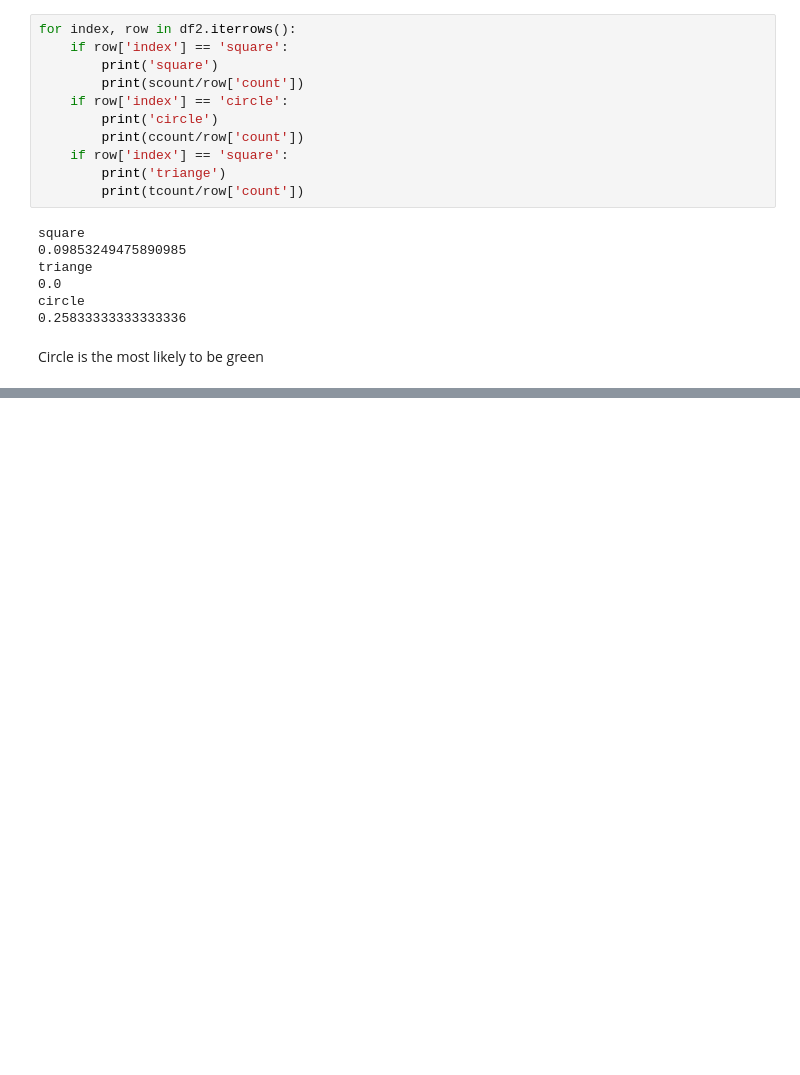
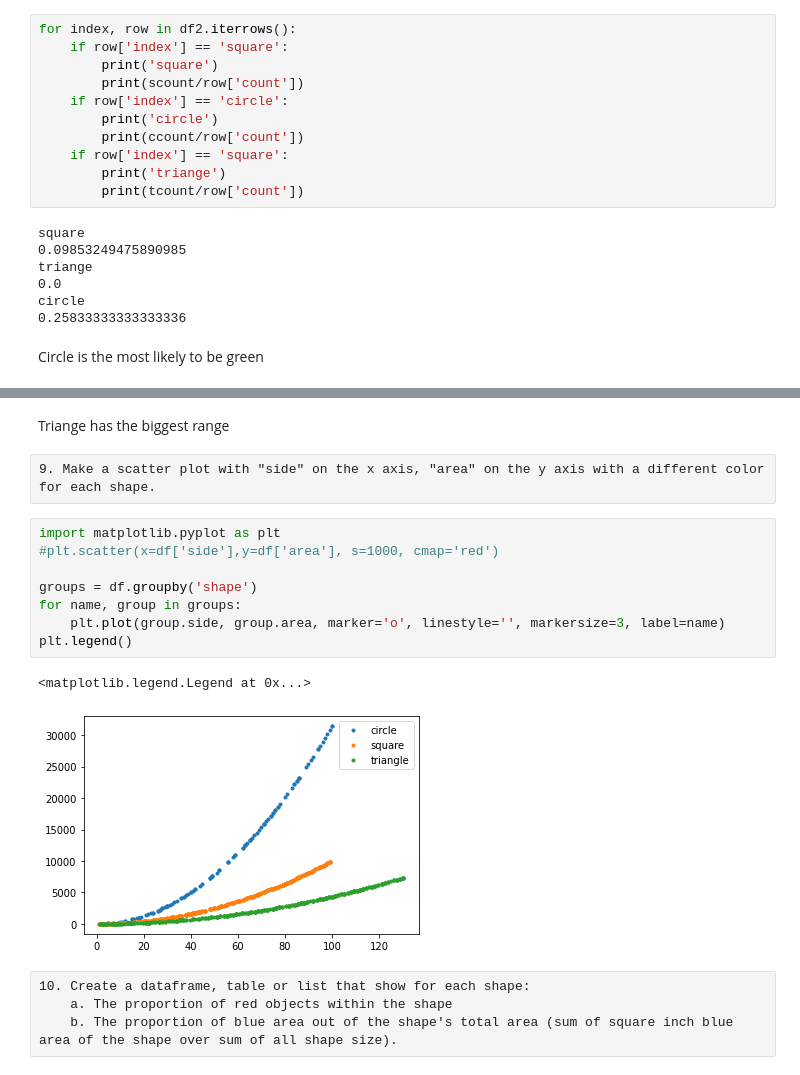
Before and after one commit to swordwielder/riskified_test, a Jupyter notebook: mainplot.ipynb, the cells around one changed output, grey strips where cells are left out. Cells and saved outputs as stored; diff of their text form; blank space fills up the shorter version.

```diff
--- a/mainplot.ipynb
+++ b/mainplot.ipynb
@@ -100,0 +178,19 @@ Circle is the most likely to be green
+# %% [markdown]
+Triange has the biggest range
+# %% [raw]
+9. Make a scatter plot with "side" on the x axis, "area" on the y axis with a different color for each shape.
+# %%
+import matplotlib.pyplot as plt
+#plt.scatter(x=df['side'],y=df['area'], s=1000, cmap='red')
+
+groups = df.groupby('shape')
+for name, group in groups:
+    plt.plot(group.side, group.area, marker='o', linestyle='', markersize=3, label=name)
+plt.legend()
+# %% [output]
+<matplotlib.legend.Legend at 0x...>
+[figure, added]
+# %% [raw]
+10. Create a dataframe, table or list that show for each shape:
+    a. The proportion of red objects within the shape
+    b. The proportion of blue area out of the shape's total area (sum of square inch blue area of the shape over sum of all shape size).
```
Also changed, not shown: parts of 20 cells of this notebook, 1 other file.
